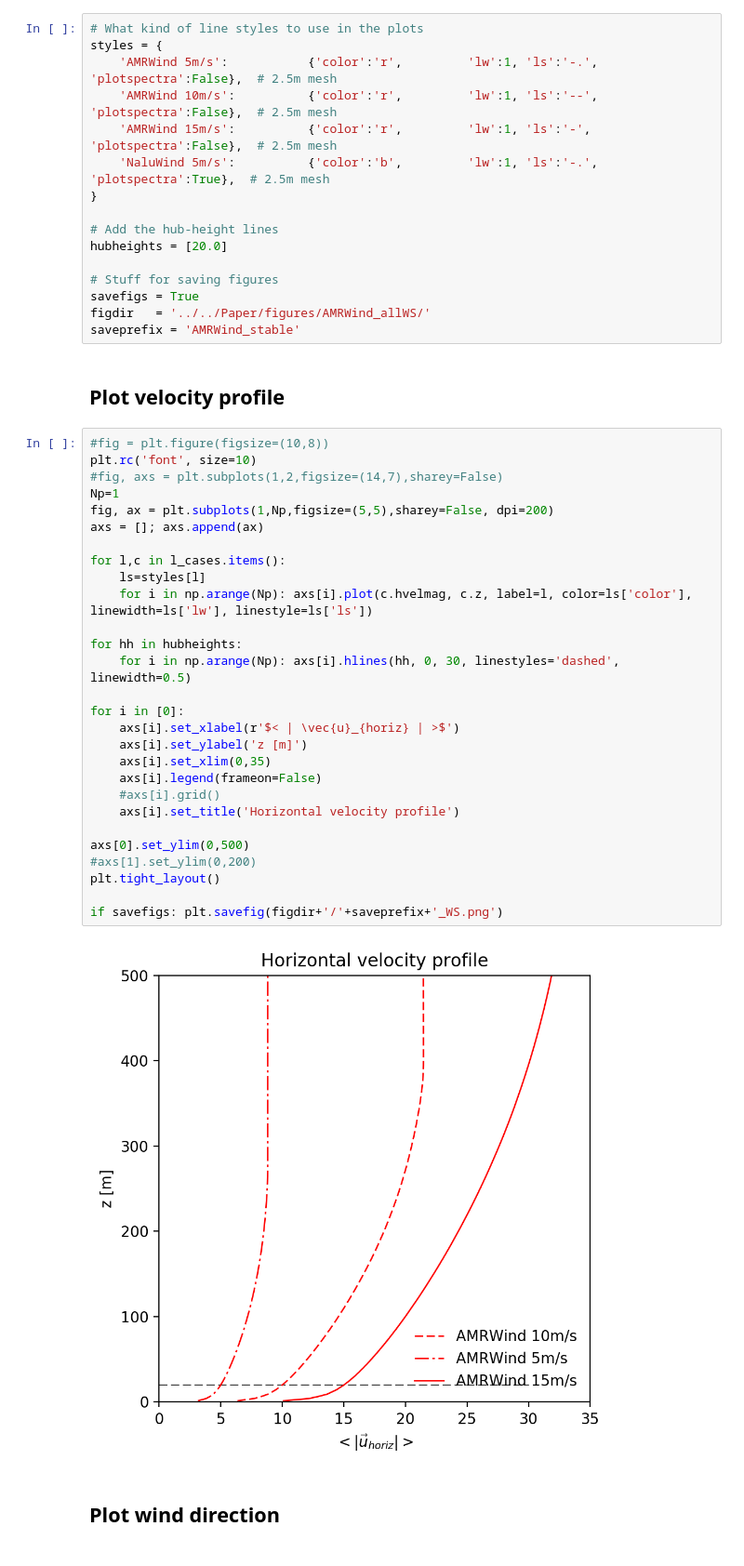
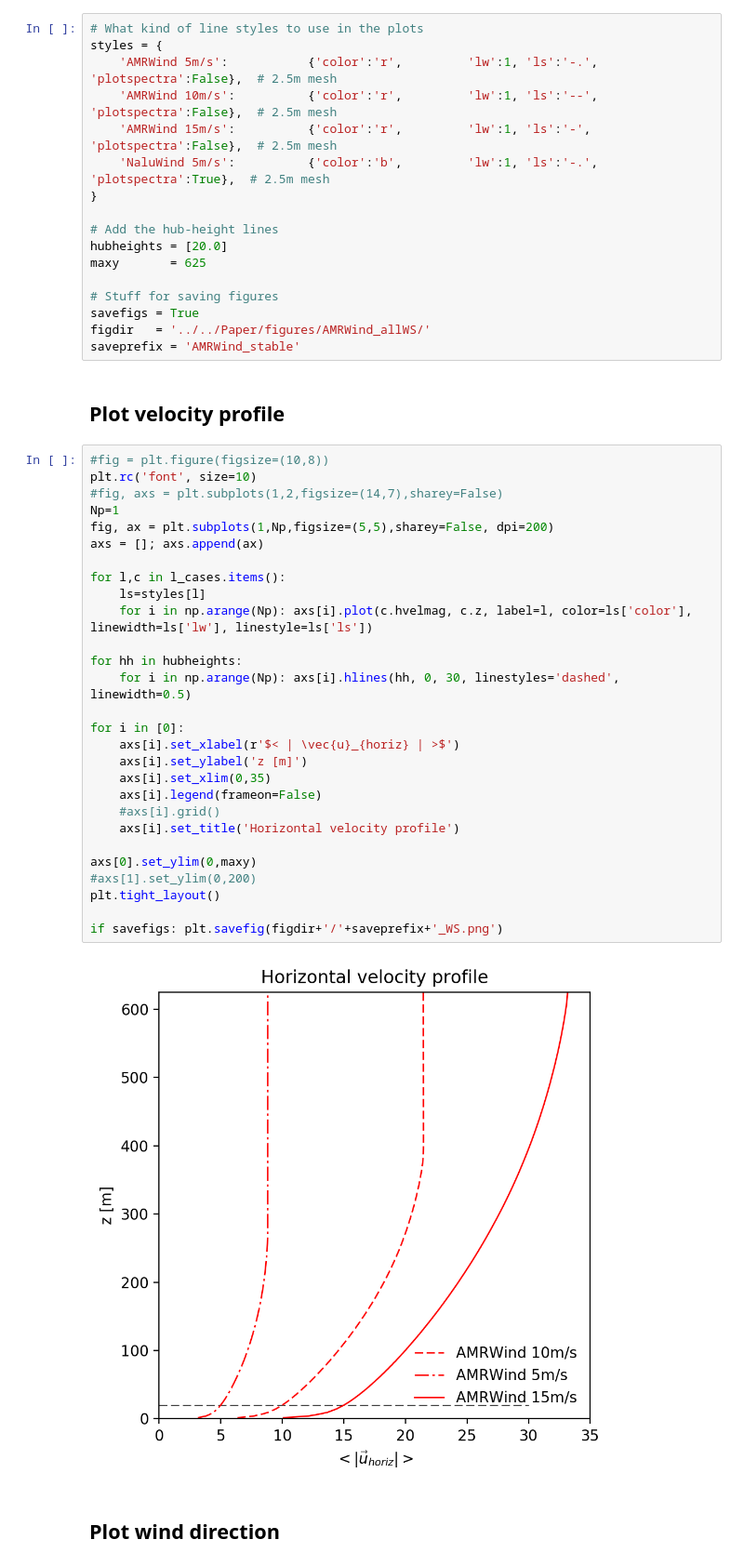
Before and after one commit to lawrenceccheung/AIAAScitech2021, a Jupyter notebook: Postprocessing/ABLStats/AMRWind_NaluWind_stable_AllWS_2p5Cubed.ipynb, the cells around one changed output. Shown at 93% size. Drawn from its saved outputs; the diff is of its cells as text.

```diff
--- a/Postprocessing/ABLStats/AMRWind_NaluWind_stable_AllWS_2p5Cubed.ipynb
+++ b/Postprocessing/ABLStats/AMRWind_NaluWind_stable_AllWS_2p5Cubed.ipynb
@@ -33,6 +33,7 @@ styles = {
 
 # Add the hub-height lines
 hubheights = [20.0]
+maxy       = 625
 
 # Stuff for saving figures
 savefigs = True
@@ -43,33 +44,33 @@ saveprefix = 'AMRWind_stable'
 # %%
 #fig = plt.figure(figsize=(10,8))
 plt.rc('font', size=10)
 #fig, axs = plt.subplots(1,2,figsize=(14,7),sharey=False)
 Np=1
 fig, ax = plt.subplots(1,Np,figsize=(5,5),sharey=False, dpi=200)
 axs = []; axs.append(ax)
 
 for l,c in l_cases.items():
     ls=styles[l]
     for i in np.arange(Np): axs[i].plot(c.hvelmag, c.z, label=l, color=ls['color'], linewidth=ls['lw'], linestyle=ls['ls'])
 
 for hh in hubheights:
     for i in np.arange(Np): axs[i].hlines(hh, 0, 30, linestyles='dashed', linewidth=0.5)
 
 for i in [0]:
     axs[i].set_xlabel(r'$< | \vec{u}_{horiz} | >$')
     axs[i].set_ylabel('z [m]')
     axs[i].set_xlim(0,35)
     axs[i].legend(frameon=False)
     #axs[i].grid()
     axs[i].set_title('Horizontal velocity profile')
 
-axs[0].set_ylim(0,500)
+axs[0].set_ylim(0,maxy)
 #axs[1].set_ylim(0,200)
 plt.tight_layout()
 
 if savefigs: plt.savefig(figdir+'/'+saveprefix+'_WS.png')
 # %% [output]
-[figure, old version]
+[figure, new version]
 # %% [markdown]
 ## Plot wind direction
 # %%
```
Also changed, not shown: parts of 5 cells of this notebook, 7 other files.
